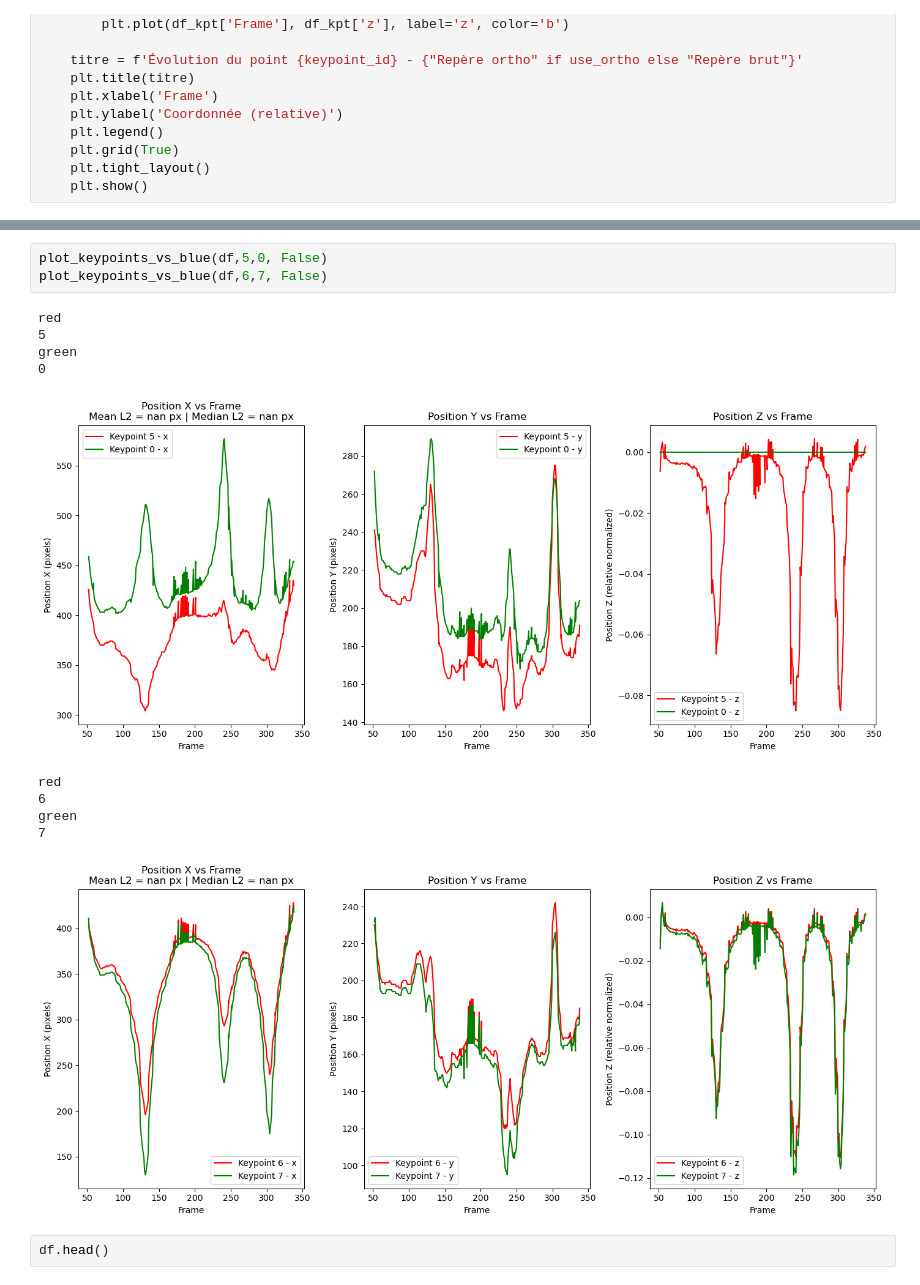
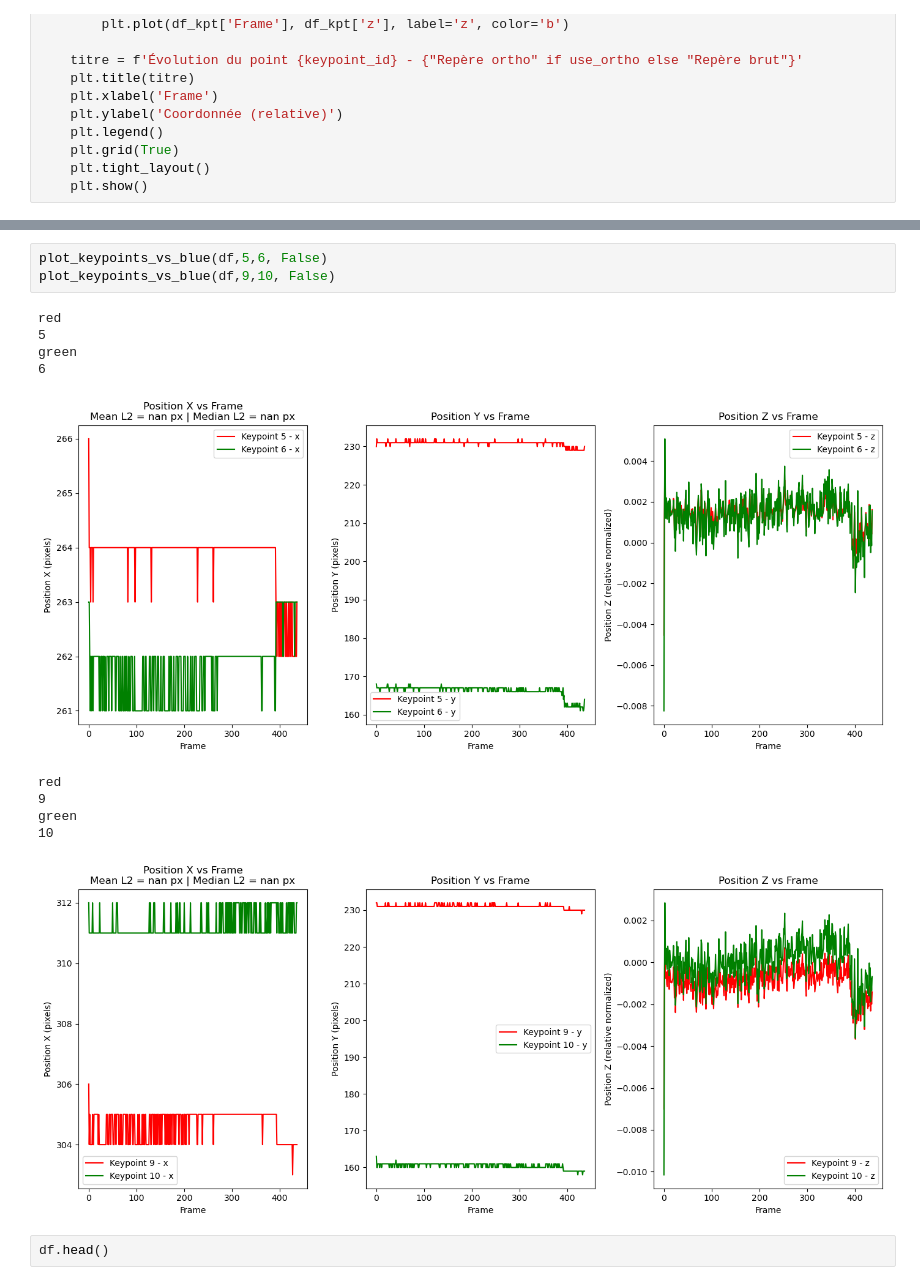
Before and after one commit to Agoist654/sfe, a Jupyter notebook: hand_landmarker(1).ipynb, the cells around one changed output, grey strips where cells are left out. Cells and saved outputs as stored; diff of their text form.

```diff
--- a/hand_landmarker(1).ipynb
+++ b/hand_landmarker(1).ipynb
@@ -2328,17 +2303,17 @@ df.to_csv('precision_rapport.csv', index=False)
 # %%
-plot_keypoints_vs_blue(df,5,0, False)
-plot_keypoints_vs_blue(df,6,7, False)
+plot_keypoints_vs_blue(df,5,6, False)
+plot_keypoints_vs_blue(df,9,10, False)
 # %% [output]
 red
 5
 green
-0
+6
-[figure, old version]
+[figure, new version]
 red
-6
+9
 green
-7
+10
-[figure, old version]
+[figure, new version]
 # %%
 df.head()
 # %% [output]
```
Also changed, not shown: parts of 12 cells of this notebook.
